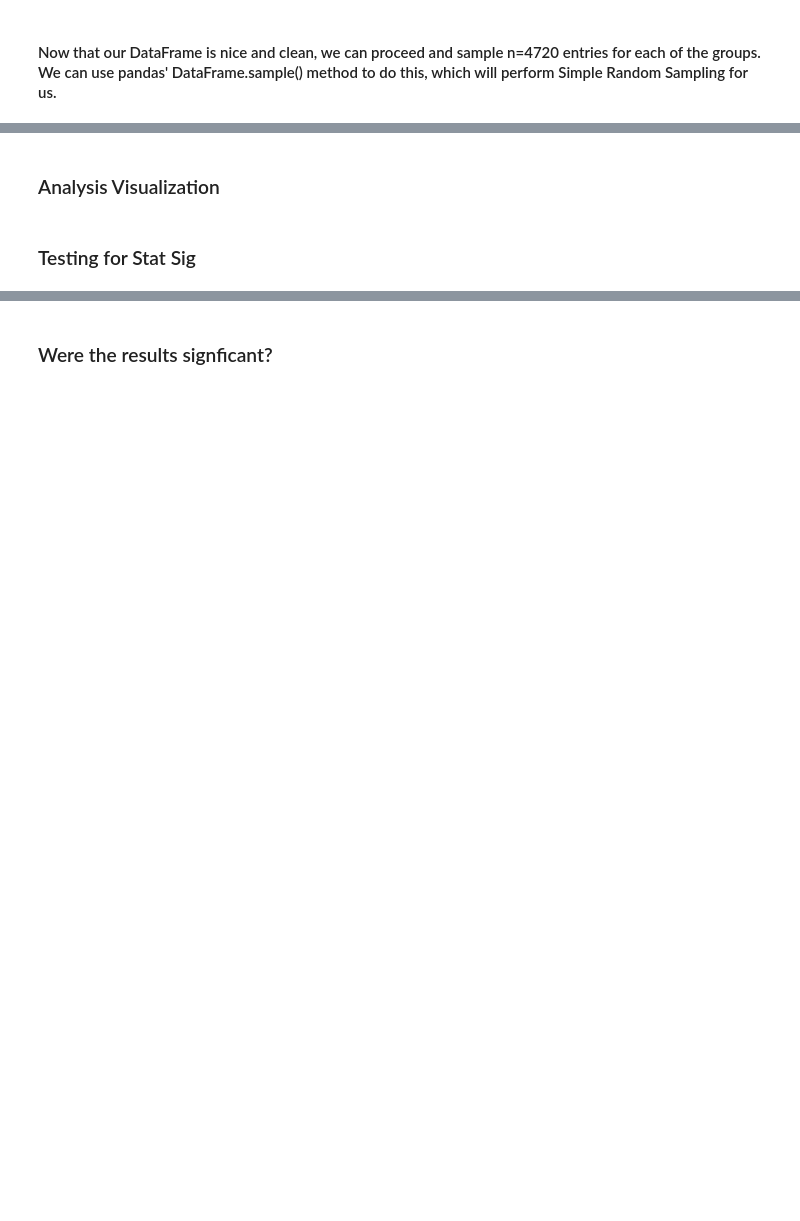
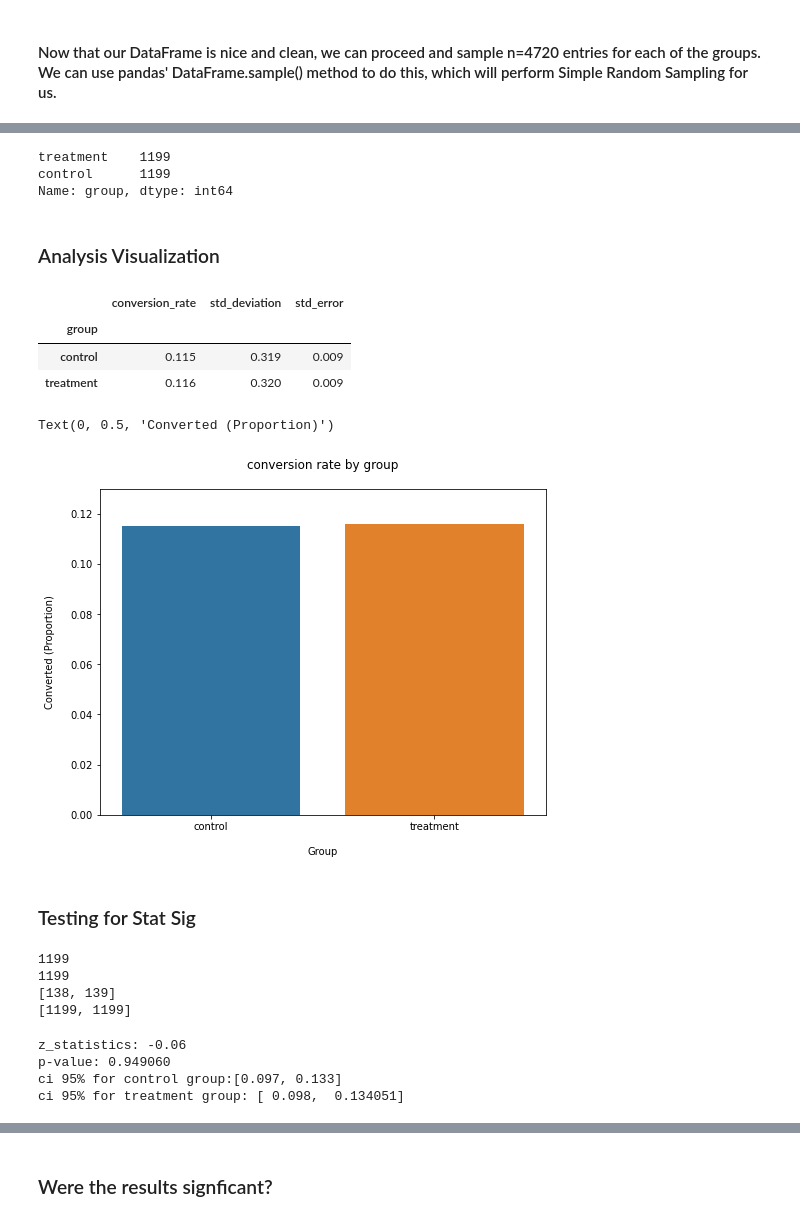
Before and after one commit to DavidGuzman1999/2021-fall-data-science, a Jupyter notebook: Week-10-Friday-AB-Testing/Exercise.ipynb, the cells around one changed output, grey strips where cells are left out. Cells and saved outputs as stored; diff of their text form; code cells hidden in the pictures; blank space fills up the shorter version.

```diff
--- a/Week-10-Friday-AB-Testing/Exercise.ipynb
+++ b/Week-10-Friday-AB-Testing/Exercise.ipynb
@@ -48,2 +96,5 @@ effect_size = sms.proportion_effectsize(0.06, 0.09)
 # %%
 # If there are users who have been sampled multiple times, remove them from the dataframe
+users_to_drop = session_counts[session_counts > 1].index
+df = df[~df["user_id"].isin(users_to_drop)]
+print(df.shape[0])
@@ -49,0 +103,11 @@ effect_size = sms.proportion_effectsize(0.06, 0.09)
+# %%
+# remove the users who appeared in the wrong test group
+df_control = df.loc[(df["group"] == "control")]
+df_control = df_control [df.button != "star"]
+
+df_treat = df.loc[(df["group"] == "treatment")]
+df_treat = df_treat[df.button != "heart"]
+
+df_clean = pd.concat([df_control, df_treat], ignore_index=True)
+
+df = df_clean
@@ -51,5 +123,11 @@ effect_size = sms.proportion_effectsize(0.06, 0.09)
 #### Now that our DataFrame is nice and clean, we can proceed and sample n=4720 entries for each of the groups. We can use pandas' DataFrame.sample() method to do this, which will perform Simple Random Sampling for us.
 # %%
 # Perform simple random sampling to split the data into control and treatment
+control_sample = df[df["group"] == "control"].sample(n=required_n, random_state=22)
+treatment_sample = df[df["group"] == "treatment"].sample(n=required_n, random_state=22)
 # %%
 # Create one table called ab_test that has both the cleaned control and treatment data
+ab_test = pd.concat([control_sample, treatment_sample], axis=0)
+ab_test.reset_index(drop=True, inplace=True)
+
+ab_test
@@ -56,31 +148,68 @@ effect_size = sms.proportion_effectsize(0.06, 0.09)
 # %%
 # Count the test groups to make sure that they're balanced
+ab_test["group"].value_counts() # it is balanced 1199, 1199
+# %% [output]
+treatment    1199
+control      1199
+Name: group, dtype: int64
 # %% [markdown]
 ### Analysis Visualization
 # %%
 # Find the like rate by group
-
+conversion_rates = ab_test.groupby("group")["liked"]
 
 # Find the Std. deviation of the proportion
-
-
+std_p = lambda x: np.std(x)
 # Find the Std. error of the proportion (std / sqrt(n))
-
+se_p = lambda x: stats.sem(x)
 
 # Calculate the final like rate
+conversion_rates = conversion_rates.agg([np.mean, std_p, se_p])
+conversion_rates.columns = ["conversion_rate", "std_deviation", "std_error"]
+
+conversion_rates.style.format ('{:.3f}')
+# %% [output]
+|  | conversion_rate | std_deviation | std_error |
+| group |  |  |  |
+| control | 0.115 | 0.319 | 0.009 |
+| treatment | 0.116 | 0.320 | 0.009 |
 # %%
 # Plot the like rate by group on a bar plot
+plt.figure(figsize= (8,6))
+
+sns.barplot(x=ab_test["group"], y=ab_test["liked"], ci=False)
+plt.ylim(0, 0.13)
+plt.title("conversion rate by group", pad = 20)
+plt. xlabel("Group", labelpad=15)
+plt.ylabel("Converted (Proportion)", labelpad=15)
+# %% [output]
+Text(0, 0.5, 'Converted (Proportion)')
+[figure, added]
 # %% [markdown]
 ### Testing for Stat Sig
 # %%
 from statsmodels.stats.proportion import proportions_ztest, proportion_confint
 
 # Get the like count for both control and treatment groups
-
+control_results = ab_test[ab_test["group"]== "control"] ["liked"]
+treatment_results = ab_test[ab_test["group"] == "treatment"] ["liked"]
 
 # Get the number of samples in both groups
-
+n_con = control_results.count()
+n_treat = treatment_results.count()
 
 # Sum up the number of successes (likes) in both groups
+successes = [control_results.sum(), treatment_results.sum()]
+nobs = [n_con, n_treat]
+
+print(n_con)
+print(n_treat)
+print(successes)
+print(nobs)
+# %% [output]
+1199
+1199
+[138, 139]
+[1199, 1199]
 # %%
 # Find the z statistic and p value for proportions based on normal ztest
@@ -90,8 +221,17 @@ from statsmodels.stats.proportion import proportions_ztest, proportion_confint
 # %%
 # print z statistic
+print(f"z_statistics: {z_stat:.2f}")
 
 # print p-value
+print(f"p-value: {pval:3f}")
 
 # print ci 95% for control group
+print(f"ci 95% for control group:[{lower_con:.3f}, {upper_con:.3f}]")
 
 # print ci 95% for treatment group
+print(f"ci 95% for treatment group: [{lower_treat: .3f}, {upper_treat: 3f}]")
+# %% [output]
+z_statistics: -0.06
+p-value: 0.949060
+ci 95% for control group:[0.097, 0.133]
+ci 95% for treatment group: [ 0.098,  0.134051]
```
Also changed, not shown: parts of 15 cells of this notebook.
